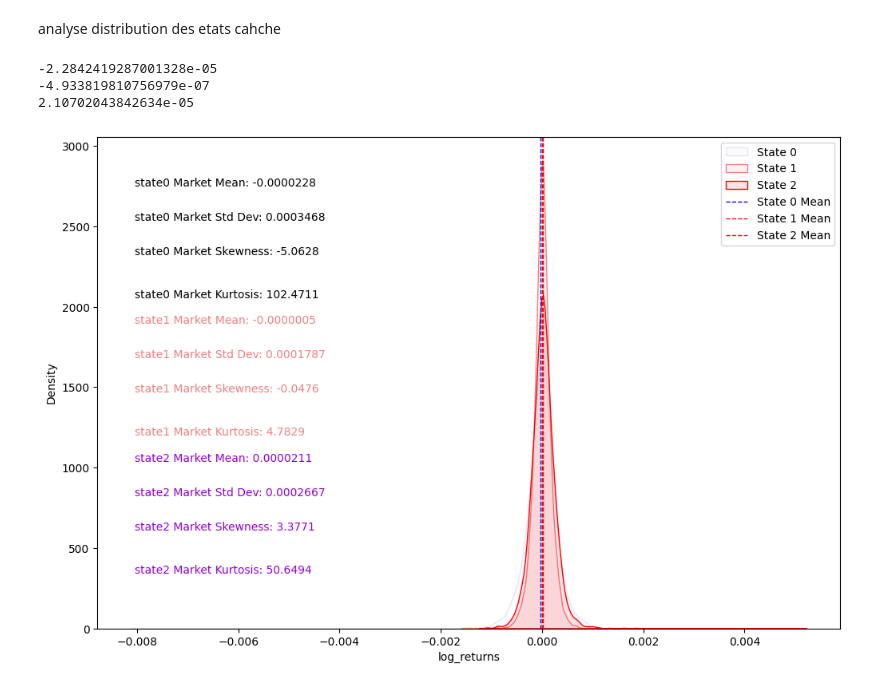
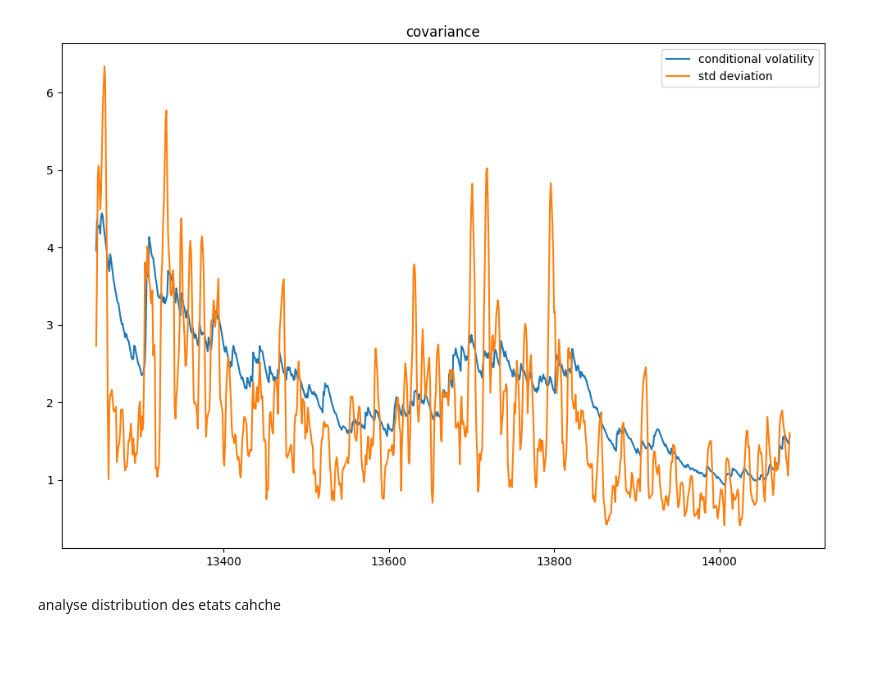
Before and after one commit to benkemt/IgTools, a Jupyter notebook: IgPlotly/ExtractIgData.ipynb, the cells around one changed output. Cells and saved outputs as stored; diff of their text form; code cells hidden in the pictures; blank space fills up the shorter version.

```diff
--- a/IgPlotly/ExtractIgData.ipynb
+++ b/IgPlotly/ExtractIgData.ipynb
@@ -402,3 +633,19 @@ fig.show()
+# %%
+# Fit an ARCH model
+model = arch_model( df_day['returns'] * 10000, vol='GARCH', p=2)
+model_fit = model.fit(disp='off')
+conditional_volatility = model_fit.conditional_volatility
+# %%
+plt.figure(figsize=(12, 8))
+plt.title(f'covariance')
+plt.plot(conditional_volatility, label='conditional volatility')
+plt.plot(df_day['rolling_std'], label='std deviation')
+
+plt.legend()
+#plt.savefig('backtest_vs_B&H.png', dpi=300)
+plt.show()
+# %% [output]
+[figure, added]
 # %%
 #np.random.seed(51) # 3 avec seed 51 ['log_returns',"kstlt", "kstmt"   ]
 #data = df_org[["SnapshotTime", "Date", "log_returns", "kstlt", "kstmt", "olhc4", "momentum"]].dropna()
@@ -417,56 +664,3 @@ fig.show()
 #data.head()
 # %% [markdown]
 analyse distribution des etats cahche
-# %%
-state0 = df_org[df_org['state'] == 0 ]
-state1 = df_org[df_org['state'] == 1 ]
-state2 = df_org[df_org['state'] == 2 ]
-
-
-#sns.set_theme(style="dark", rc={"axes.grid": False})
-
-# Définir le style de fond de la figure
-#plt.style.use('dark_background')
-
-
-plt.figure(figsize=(12, 8))
-sns.kdeplot(state0['log_returns'], color='lavender', label='State 0', fill=True, alpha=0.1)
-sns.kdeplot(state1['log_returns'], color='lightcoral', label='State 1', fill=True, alpha=0.1)
-sns.kdeplot(state2['log_returns'], color='red', label='State 2', fill=True, alpha=0.1)
-plt.axvline( state0['log_returns'].mean(), color='blue', linestyle='dashed', linewidth=1, label='State 0 Mean')
-plt.axvline( state1['log_returns'].mean(), color='red', linestyle='dashed', linewidth=1,  label='State 1 Mean')
-plt.axvline( state2['log_returns'].mean(), color='red', linestyle='dashed', linewidth=1,  label='State 2 Mean')
-plt.legend()
-#state0.head()
-#state1.head()
-
-y_cord = 0.90
-delt = 0.07 # Ajustez si nécessaire pour mieux adapter les annotations au graphique
-for market, color, label in [(state0, 'black', 'state0'), (state1, 'lightcoral', 'state1'), (state2, 'darkviolet', 'state2')]:
-    # Calcul des statistiques
-    mean = market['log_returns'].mean()
-    std_dev = market['log_returns'].std()
-    skewness = skew(market['log_returns'])
-    kurt = kurtosis(market['log_returns'])
-
-    # Annotations pour la moyenne et l'écart type
-    plt.annotate(f'{label} Market Mean: {mean:.7f}', xy=(0.05, y_cord), xycoords='axes fraction', color=color)
-    y_cord -= delt
-    plt.annotate(f'{label} Market Std Dev: {std_dev:.7f}', xy=(0.05, y_cord), xycoords='axes fraction', color=color)
-    y_cord -= delt
-
-    # Annotations pour le skewness et le kurtosis
-    plt.annotate(f'{label} Market Skewness: {skewness:.4f}', xy=(0.05, y_cord), xycoords='axes fraction', color=color)
-    y_cord -= delt
-    plt.annotate(f'{label} Market Kurtosis: {kurt:.4f}', xy=(0.05, y_cord), xycoords='axes fraction', color=color, verticalalignment='top')
-    y_cord -= delt  # Espacement additionnel avant de passer au prochain marché
-
-
-print(state0['log_returns'].mean())
-print(state1['log_returns'].mean())
-print(state2['log_returns'].mean())
-# %% [output]
--2.2842419287001328e-05
--4.933819810756979e-07
-2.10702043842634e-05
-[figure, removed]
```
Also changed, not shown: parts of 24 cells of this notebook, 10 other files.
